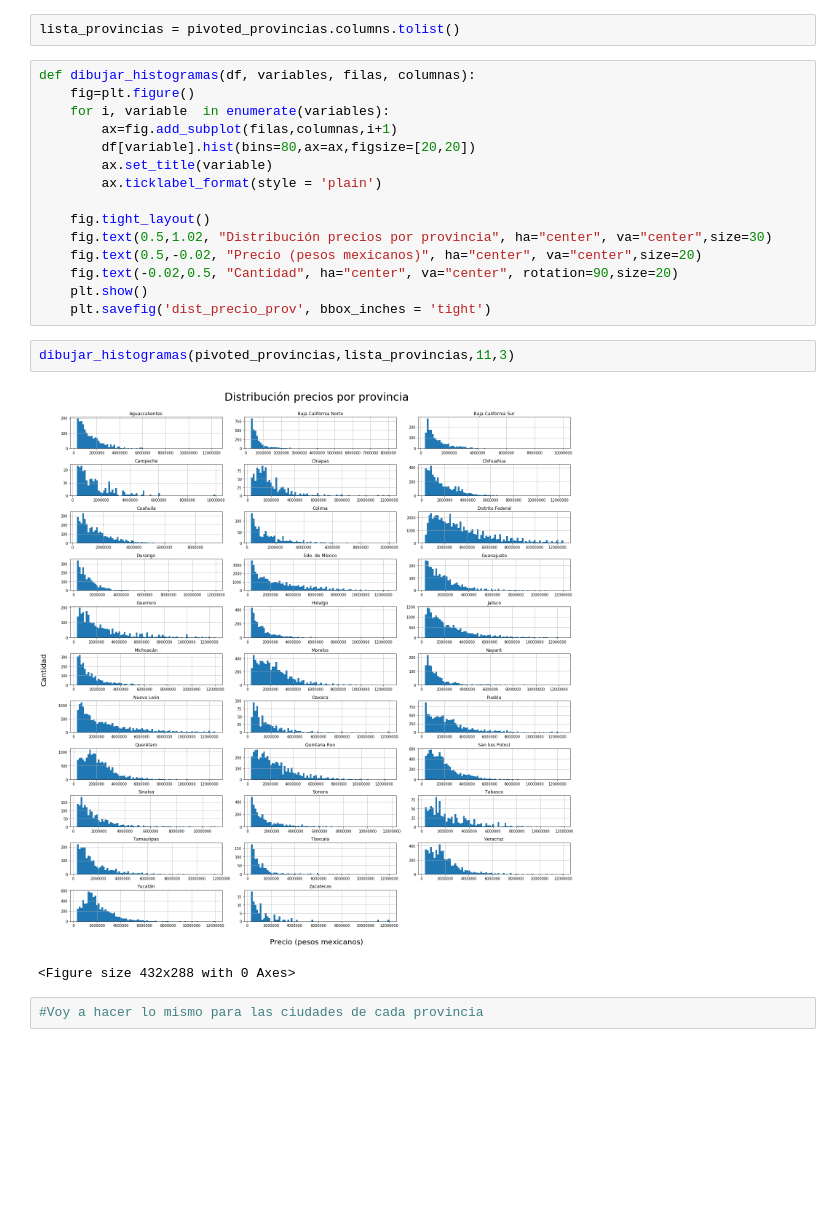
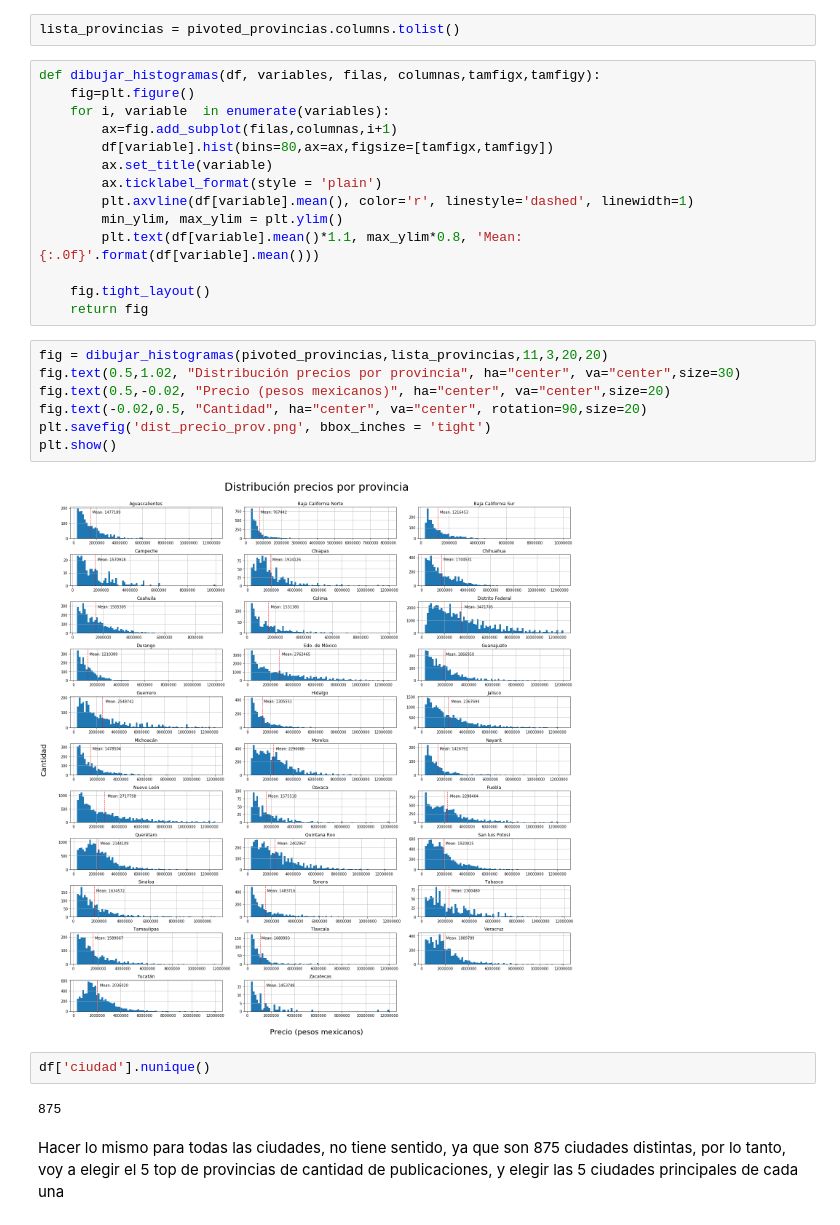
Before and after one commit to gdbien/9558-Organizacion-de-Datos, a Jupyter notebook: TP1/Franco/tp1_franco.ipynb, the cells around one changed output. Cells and saved outputs as stored; diff of their text form; blank space fills up the shorter version.

```diff
--- a/TP1/Franco/tp1_franco.ipynb
+++ b/TP1/Franco/tp1_franco.ipynb
@@ -737,25 +739,34 @@ pivoted_provincias = df_provincias.pivot(columns='provincia',values='precio')
 pivoted_provincias = pivoted_provincias.drop('nan',axis=1)
 # %%
 lista_provincias = pivoted_provincias.columns.tolist()
+# %%
+def dibujar_histogramas(df, variables, filas, columnas,tamfigx,tamfigy):
+    fig=plt.figure()
+    for i, variable  in enumerate(variables):
+        ax=fig.add_subplot(filas,columnas,i+1)
+        df[variable].hist(bins=80,ax=ax,figsize=[tamfigx,tamfigy])
+        ax.set_title(variable)
+        ax.ticklabel_format(style = 'plain')
+        plt.axvline(df[variable].mean(), color='r', linestyle='dashed', linewidth=1)
+        min_ylim, max_ylim = plt.ylim()
+        plt.text(df[variable].mean()*1.1, max_ylim*0.8, 'Mean: {:.0f}'.format(df[variable].mean()))
+
+    fig.tight_layout()
+    return fig
 # %%
-def dibujar_histogramas(df, variables, filas, columnas):
-    fig=plt.figure()
-    for i, variable  in enumerate(variables):
-        ax=fig.add_subplot(filas,columnas,i+1)
-        df[variable].hist(bins=80,ax=ax,figsize=[20,20])
-        ax.set_title(variable)
-        ax.ticklabel_format(style = 'plain')
-
-    fig.tight_layout()
-    fig.text(0.5,1.02, "Distribución precios por provincia", ha="center", va="center",size=30)
-    fig.text(0.5,-0.02, "Precio (pesos mexicanos)", ha="center", va="center",size=20)
-    fig.text(-0.02,0.5, "Cantidad", ha="center", va="center", rotation=90,size=20)
-    plt.show()
-    plt.savefig('dist_precio_prov', bbox_inches = 'tight')
+fig = dibujar_histogramas(pivoted_provincias,lista_provincias,11,3,20,20)
+fig.text(0.5,1.02, "Distribución precios por provincia", ha="center", va="center",size=30)
+fig.text(0.5,-0.02, "Precio (pesos mexicanos)", ha="center", va="center",size=20)
+fig.text(-0.02,0.5, "Cantidad", ha="center", va="center", rotation=90,size=20)
+plt.savefig('dist_precio_prov.png', bbox_inches = 'tight')
+plt.show()
+# %% [output]
+[figure, added]
-# %%
-dibujar_histogramas(pivoted_provincias,lista_provincias,11,3)
-# %% [output]
-[figure, removed]
-<Figure size 432x288 with 0 Axes>
-# %%
-#Voy a hacer lo mismo para las ciudades de cada provincia
+# %%
+df['ciudad'].nunique()
+# %% [output]
+875
+# %% [markdown]
+Hacer lo mismo para todas las ciudades, no tiene sentido, ya que son 875 ciudades distintas, por lo tanto,
+voy a elegir el 5 top de provincias de cantidad de publicaciones, y elegir las 5 ciudades principales
+de cada una
```
Also changed, not shown: parts of 27 cells of this notebook.
